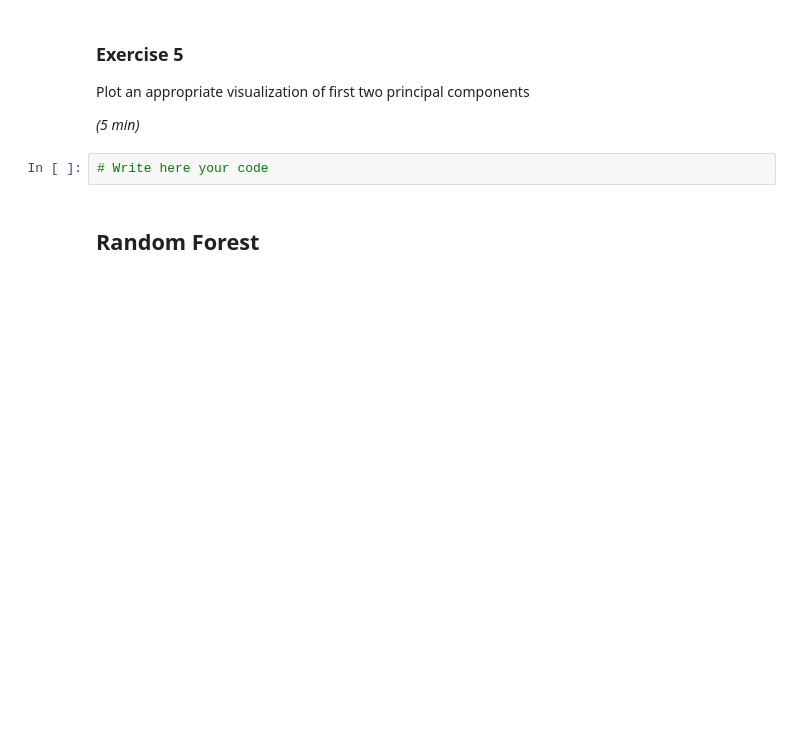
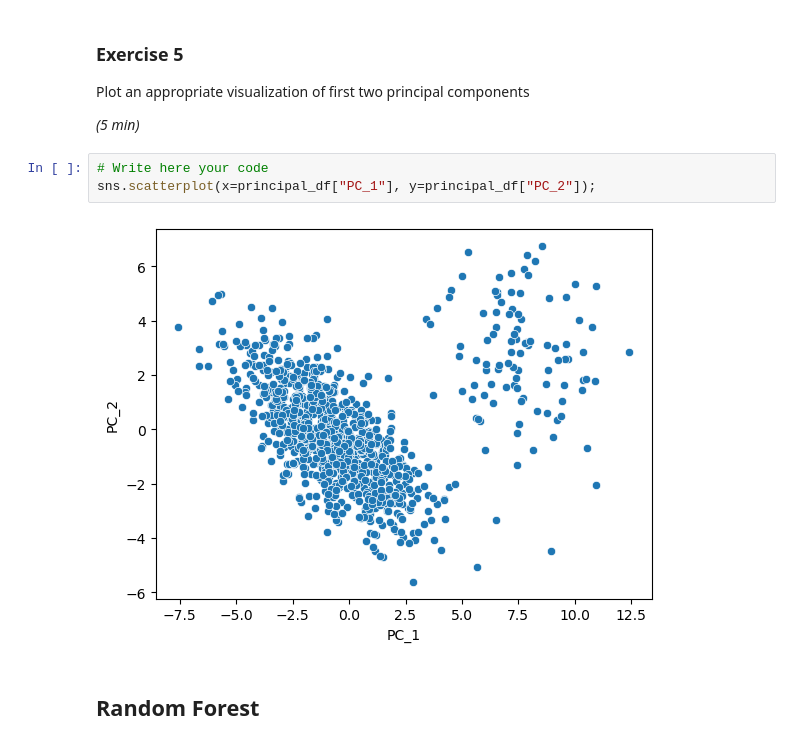
Before and after one commit to AndriyPrys/Python_day_5, a Jupyter notebook: Notebook/Day 5 - Feature Engineering & Selection.ipynb, the cells around one changed output. Drawn from its saved outputs; the diff is of its cells as text; blank space fills up the shorter version.

```diff
--- a/Notebook/Day 5 - Feature Engineering & Selection.ipynb
+++ b/Notebook/Day 5 - Feature Engineering & Selection.ipynb
@@ -657,6 +691,9 @@ Plot an appropriate visualization of first two principal components
 *(5 min)*
 # %%
 # Write here your code
+sns.scatterplot(x=principal_df["PC_1"], y=principal_df["PC_2"]);
+# %% [output]
+[figure, added]
 # %% [markdown]
 <a id='5.4'></a>
 ## Random Forest
```
Also changed, not shown: parts of 6 cells of this notebook.
